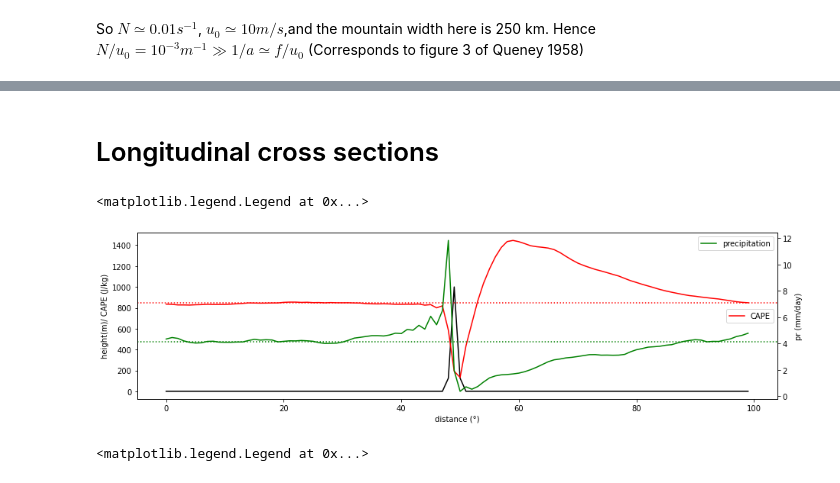
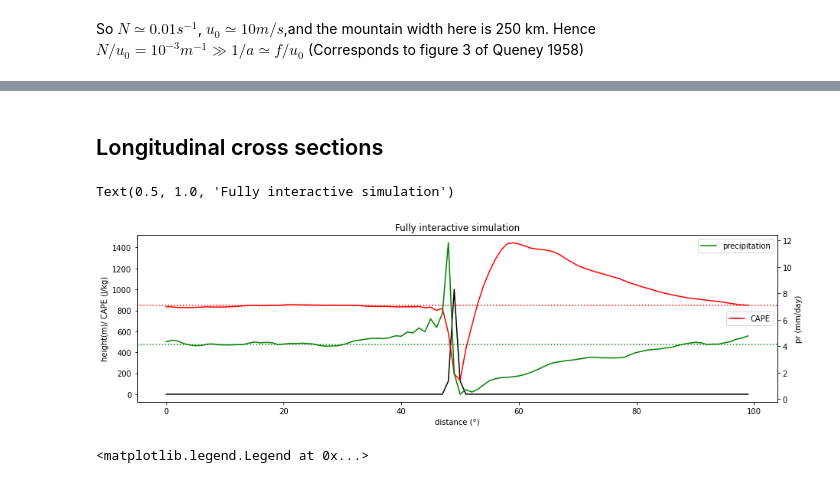
Before and after one commit to qnicolas/orographicPrecipitation, a Jupyter notebook: wrfProcessing/wrf_channel.ipynb, the cells around one changed output, grey strips where cells are left out. Saved outputs shown, nothing was run; the diff lists cells and outputs as text; code cells hidden in the pictures.

```diff
--- a/wrfProcessing/wrf_channel.ipynb
+++ b/wrfProcessing/wrf_channel.ipynb
@@ -283,21 +451,23 @@ plt.ylim(1000,100)
 # %% [markdown]
-# Longitudinal cross sections
+## Longitudinal cross sections
 # %%
 channelprecip = 4*(channelwrf.RAINC+channelwrf.RAINNC).isel(Time=slice(400,2400)).diff('Time').persist()
 # %%
 ax,ax2=plotsection(hgt)
 ax.set_ylabel("height(m)/ CAPE (J/kg)")
 ax.plot(channelCAPEmean.west_east,channelCAPEmean.mean('south_north')[::-1],color='r',label='CAPE')
 ax.axhline(channelCAPEmean.isel(west_east=slice(70,90)).mean(['west_east','south_north']),color='r',linestyle=':')
 
 ax2.set_ylabel("pr (mm/day)")
 ax2.plot(channelprecip.west_east,channelprecip.mean(['south_north','Time'])[::-1],color='green',label='precipitation')
 ax2.axhline(channelprecip.isel(west_east=slice(70,90)).mean(['west_east','south_north','Time']),color='g',linestyle=':')
 ax.legend(loc="center right")
 ax2.legend()
+
+ax.set_title("Fully interactive simulation")
 # %% [output]
-<matplotlib.legend.Legend at 0x...>
+Text(0.5, 1.0, 'Fully interactive simulation')
-[figure, old version]
+[figure, new version]
 # %%
 ax,ax2=plotsection(hgt)
 ax.plot(channelLFCmean.west_east,channelLFCmean.mean('south_north')[::-1],color='gold',label="LFC")
```
Also changed, not shown: parts of 89 cells of this notebook, 4 other files.
